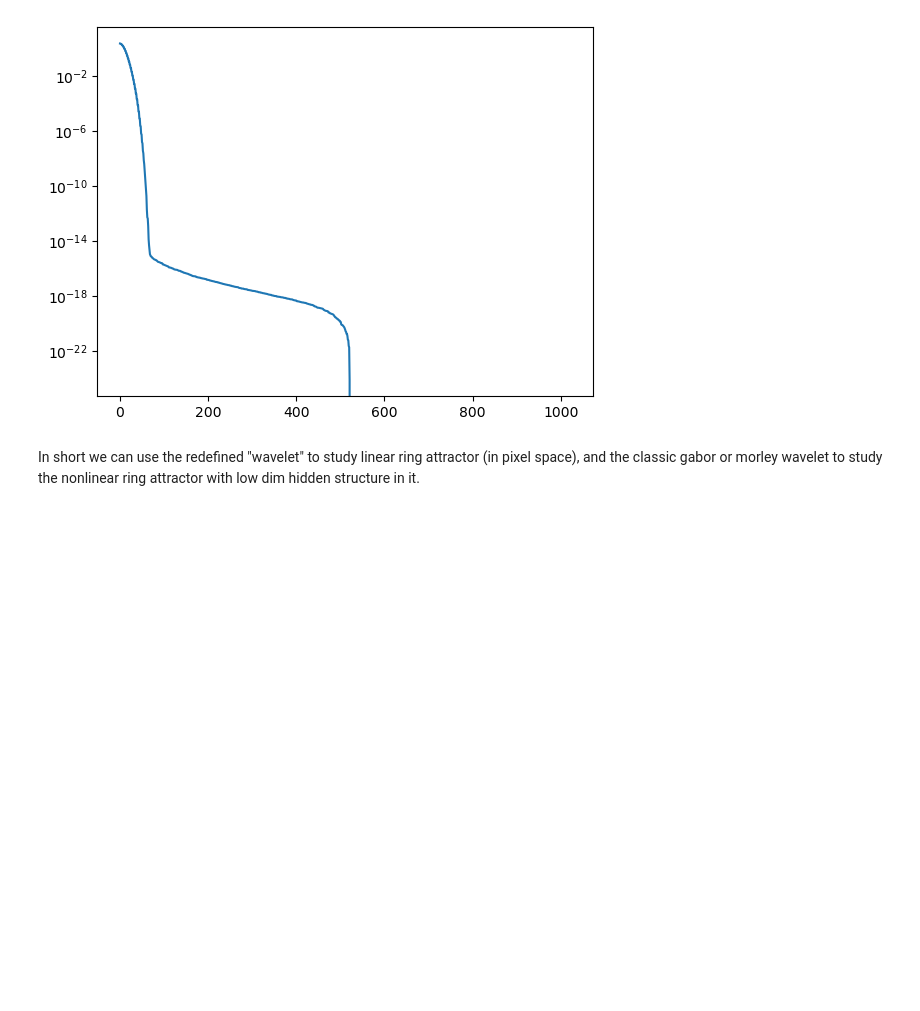
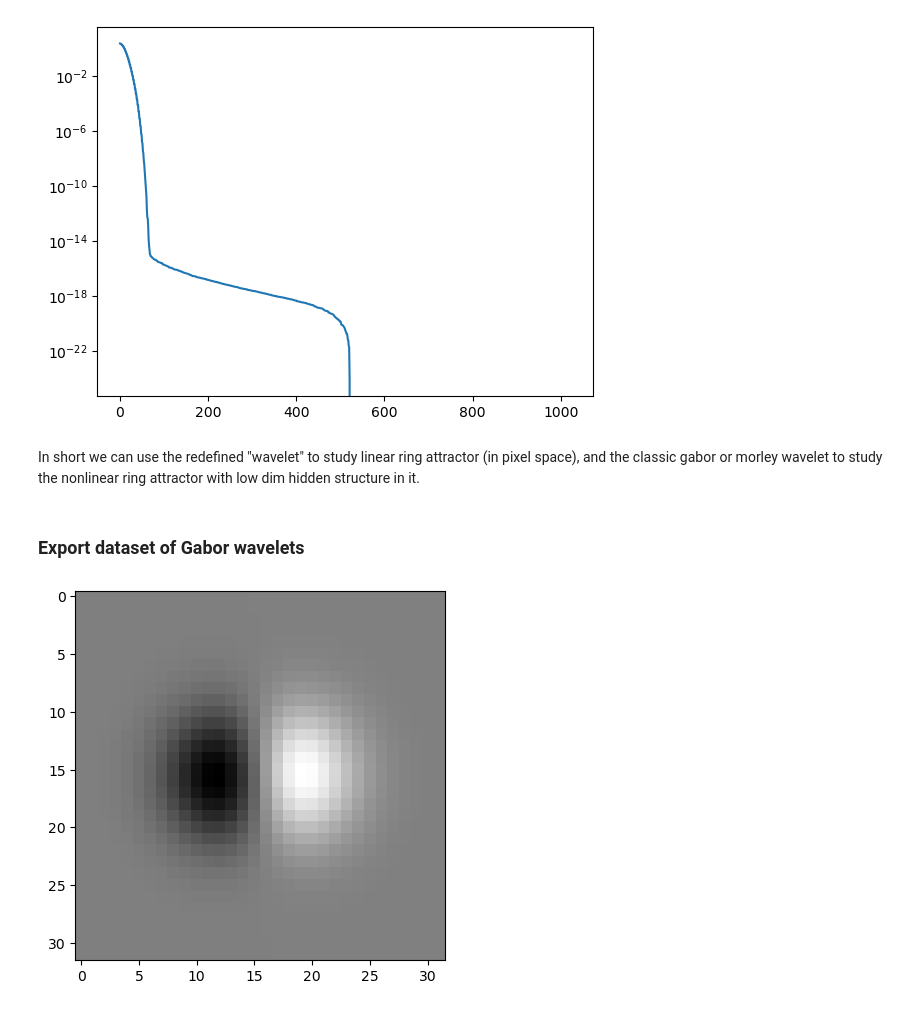
Before and after one commit to Animadversio/DiffusionMemorization, a Jupyter notebook: notebooks/score_Gabor_dataset.ipynb, the cells around one changed output. Drawn from its saved outputs; the diff is of its cells as text; code cells hidden in the pictures; blank space fills up the shorter version.

```diff
--- a/notebooks/score_Gabor_dataset.ipynb
+++ b/notebooks/score_Gabor_dataset.ipynb
@@ -142,3 +142,21 @@ N eigenval 48
 [figure]
 # %% [markdown]
 In short we can use the redefined "wavelet" to study linear ring attractor (in pixel space), and the classic gabor or morley wavelet to study the nonlinear ring attractor with low dim hidden structure in it.
+# %% [markdown]
+### Export dataset of Gabor wavelets
+# %%
+from os.path import join
+imgroot = "/n/home12/binxuwang/Datasets/gabor_prime/0"
+size = 32
+sigma = 4.0
+gabor_col = []
+for theta_i in np.arange(0, 360, 2):
+
+    theta = theta_i * 2 * np.pi / 360
+    gabor = gabor_prime(size, sigma, theta=theta, )
+    # save  gabor filter as single channel image
+    plt.imsave(join(imgroot,f"gabor_prime_{int(theta_i)}.png"), gabor, cmap='gray')
+plt.imshow(gabor, cmap='gray')
+plt.show()
+# %% [output]
+[figure, added]
```
Also changed, not shown: parts of 5 cells of this notebook, 2 other files.
